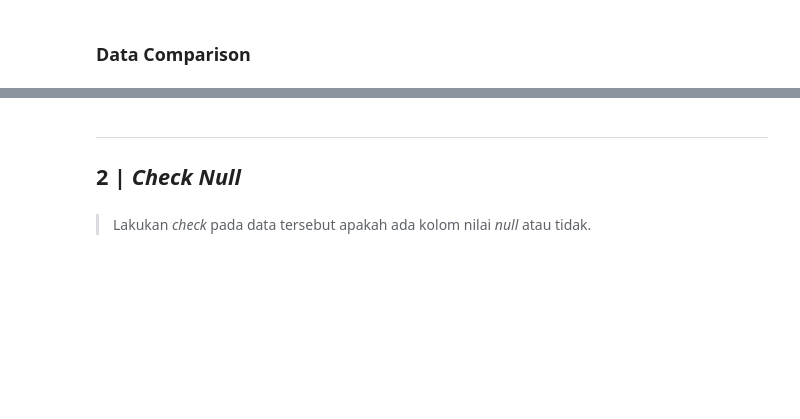
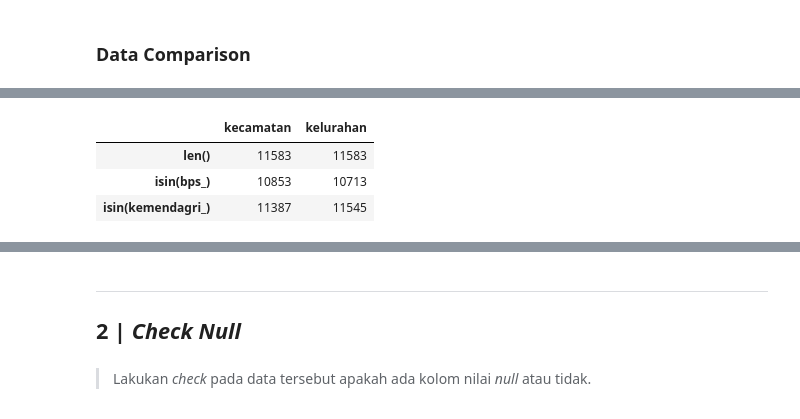
Before and after one commit to garudapaksi-yusuf/SEAL_Data_Scientist_Technical_Test, a Jupyter notebook: notebook/notebook.ipynb, the cells around one changed output, grey strips where cells are left out. Saved outputs shown, nothing was run; the diff lists cells and outputs as text; code cells hidden in the pictures; blank space fills up the shorter version.

```diff
--- a/notebook/notebook.ipynb
+++ b/notebook/notebook.ipynb
@@ -199,0 +277,33 @@ pd.DataFrame(
+# %%
+# Jumlah dari elemen dalam kolom 'kecamatan' dan 'kelurahan'
+kecamatan_len = len(data_dinas_sosial['kecamatan'])
+kelurahan_len = len(data_dinas_sosial['kelurahan'])
+
+# Jumlah dari elemen tiap kolom yang berada pada kolom 'bps_' dan 'kemendagri'
+kecamatan_bps_len = len(data_dinas_sosial[data_dinas_sosial['kecamatan'].isin(values=data_master_desa['bps_nama_kecamatan'])])
+kelurahan_bps_len = len(data_dinas_sosial[data_dinas_sosial['kelurahan'].isin(values=data_master_desa['bps_desa_kelurahan'])])
+kecamatan_kemendagri_len = len(data_dinas_sosial[data_dinas_sosial['kecamatan'].isin(values=data_master_desa['kemendagri_nama_kecamatan'])])
+kelurahan_kemendagri_len = len(data_dinas_sosial[data_dinas_sosial['kelurahan'].isin(values=data_master_desa['kemendagri_desa_kelurahan'])])
+
+pd.DataFrame(
+    data=[
+        (kecamatan_len, kelurahan_len),
+        (kecamatan_bps_len, kelurahan_bps_len),
+        (kecamatan_kemendagri_len, kelurahan_kemendagri_len)
+    ],
+    index=[
+        'len()',
+        'isin(bps_)',
+        'isin(kemendagri_)'
+    ],
+    # Nama untuk tiap kolom pada DataFrame instance berikut
+    columns=[
+        'kecamatan',
+        'kelurahan'
+    ]
+)
+# %% [output]
+|  | kecamatan | kelurahan |
+| len() | 11583 | 11583 |
+| isin(bps_) | 10853 | 10713 |
+| isin(kemendagri_) | 11387 | 11545 |
```
Also changed, not shown: parts of 32 cells of this notebook.
